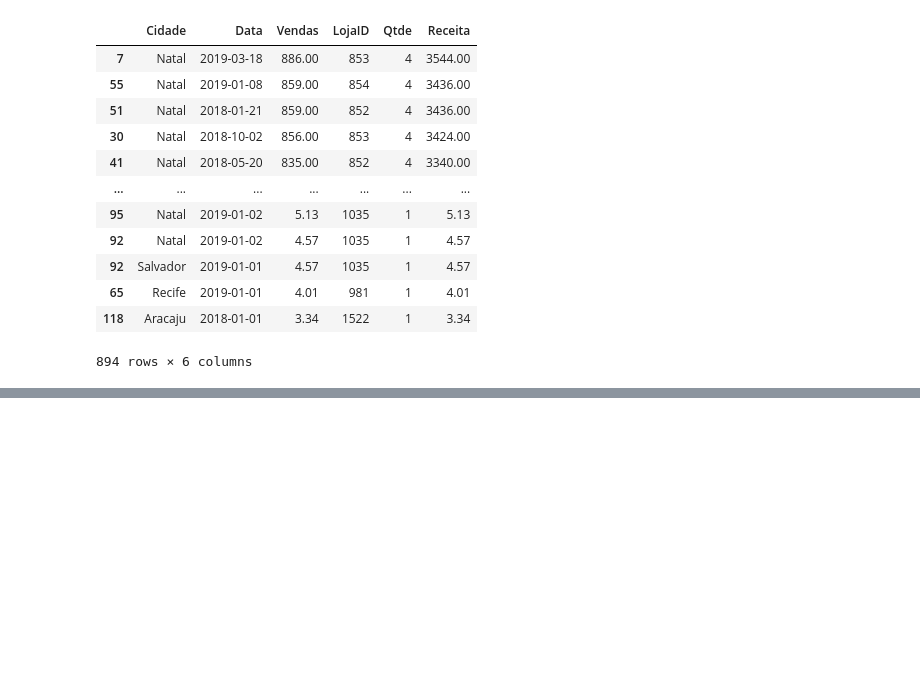
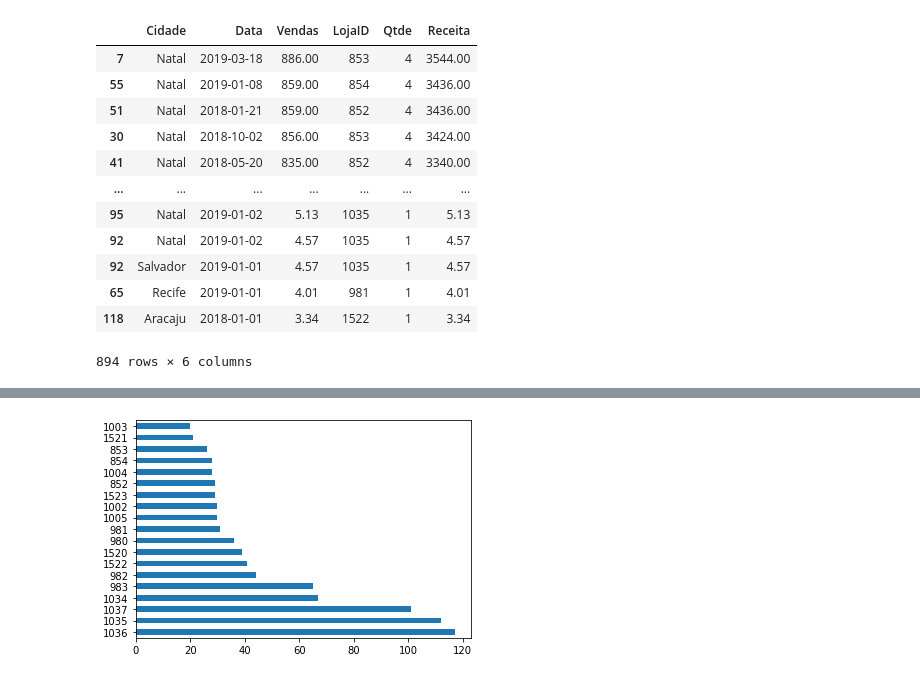
Before and after one commit to Albislan/dio_projeto_pandas1, a Jupyter notebook: analise_excell.ipynb, the cells around one changed output, grey strips where cells are left out. Drawn from its saved outputs; the diff is of its cells as text; code cells hidden in the pictures; blank space fills up the shorter version.

```diff
--- a/analise_excell.ipynb
+++ b/analise_excell.ipynb
@@ -156,0 +246,4 @@ df_vendas.sort_values('Receita', ascending=False) # ordenando os valores de Rece
+# %%
+df_vendas['LojaID'].value_counts(ascending=False).plot.barh();
+# %% [output]
+[figure, added]
```
Also changed, not shown: parts of 23 cells of this notebook, 1 other file.
